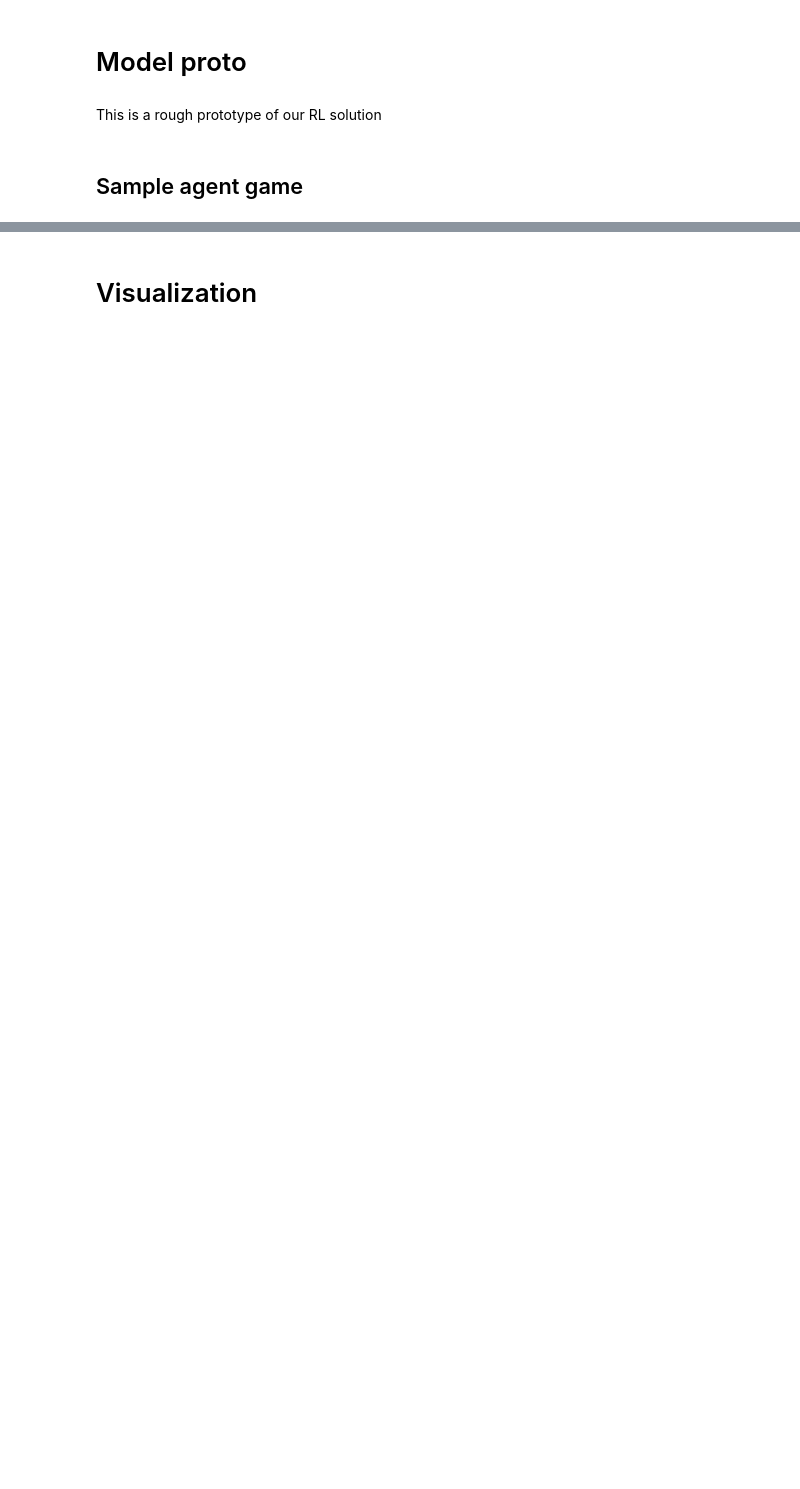
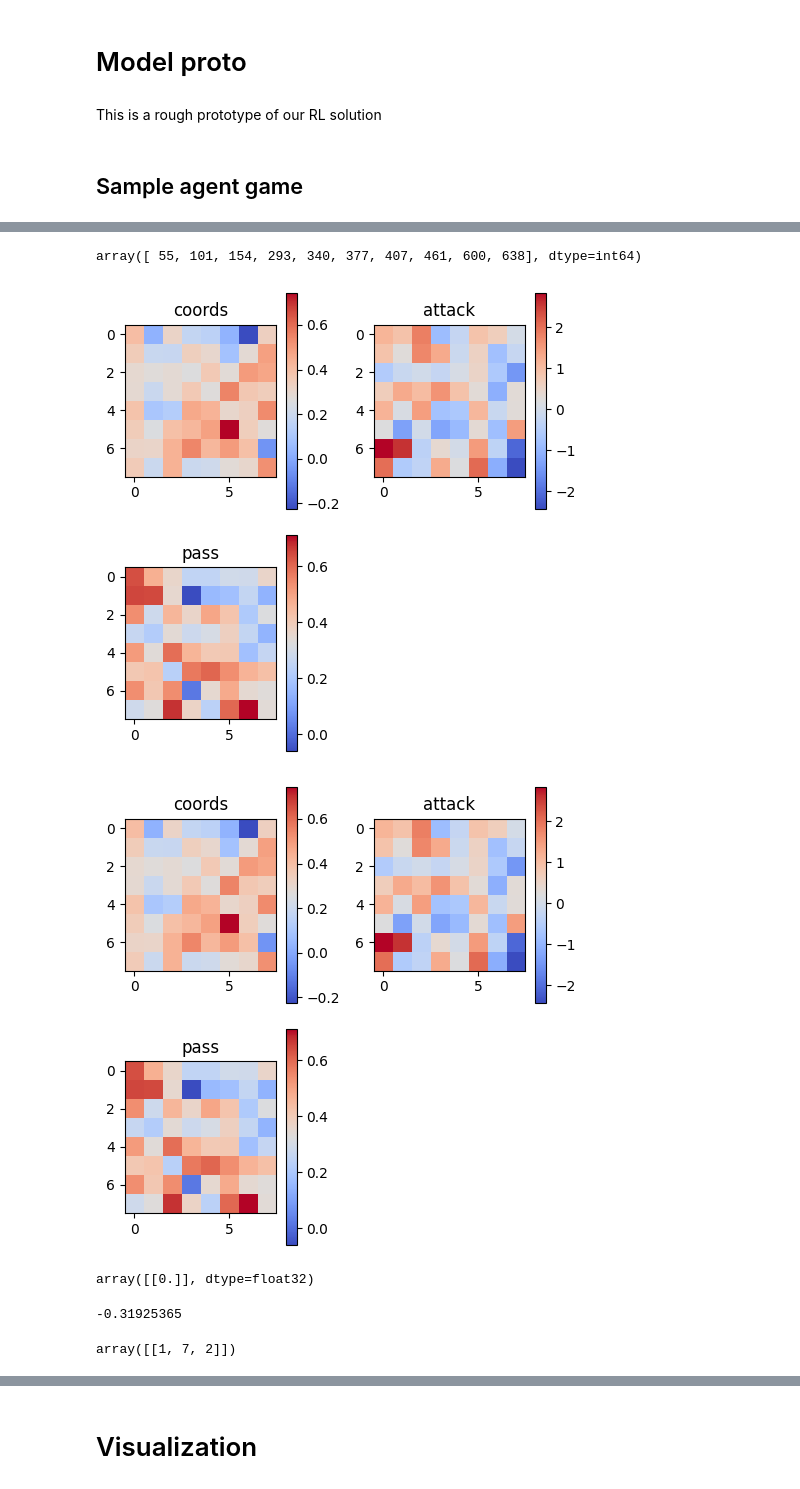
Before and after one commit to Sambura/DnD-RL-combat-agent, a Jupyter notebook: notebooks/model_proto.ipynb, the cells around one changed output, grey strips where cells are left out. Cells and saved outputs as stored; diff of their text form; code cells hidden in the pictures; blank space fills up the shorter version.

```diff
--- a/notebooks/model_proto.ipynb
+++ b/notebooks/model_proto.ipynb
@@ -134,0 +119,26 @@ with tqdm(range(games), desc='Training', smoothing=0.1) as pbar:
+# %%
+np.where(agent.game_over_memory == False)[0][:10]
+# %% [output]
+array([ 55, 101, 154, 293, 340, 377, 407, 461, 600, 638], dtype=int64)
+# %%
+i = 56
+
+evals = agent.predict(agent.state_memory[i]).reshape(1, 3, 8, 8)
+plot_featuremaps(evals[0], fm_names=['coords', 'attack', 'pass'], separate_cbars=True)
+next_evals = agent.predict(agent.new_state_memory[i]).reshape(1, 3, -1)
+plot_featuremaps(next_evals.reshape(3, 8, 8), fm_names=['coords', 'attack', 'pass'], separate_cbars=True)
+# %% [output]
+[figure, added]
+[figure, added]
+# %%
+rewards = agent.reward_memory[i].reshape(1, 1)
+rewards
+# %% [output]
+array([[0.]], dtype=float32)
+# %%
+actions = agent.actions_memory[i].reshape(1, 3).astype(int)
+print(evals[0, *actions[0]])
+actions
+# %% [output]
+-0.31925365
+array([[1, 7, 2]])
```
Also changed, not shown: parts of 12 cells of this notebook, 1 other file.
